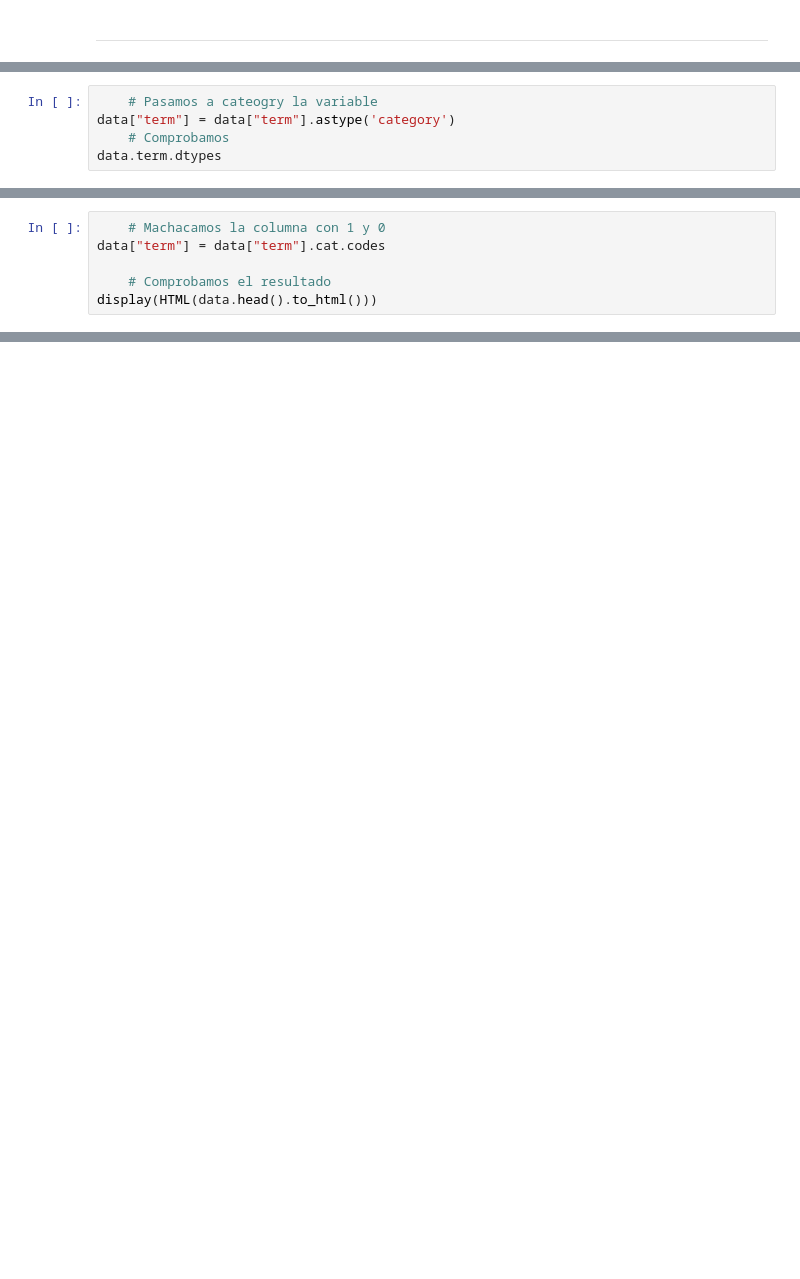
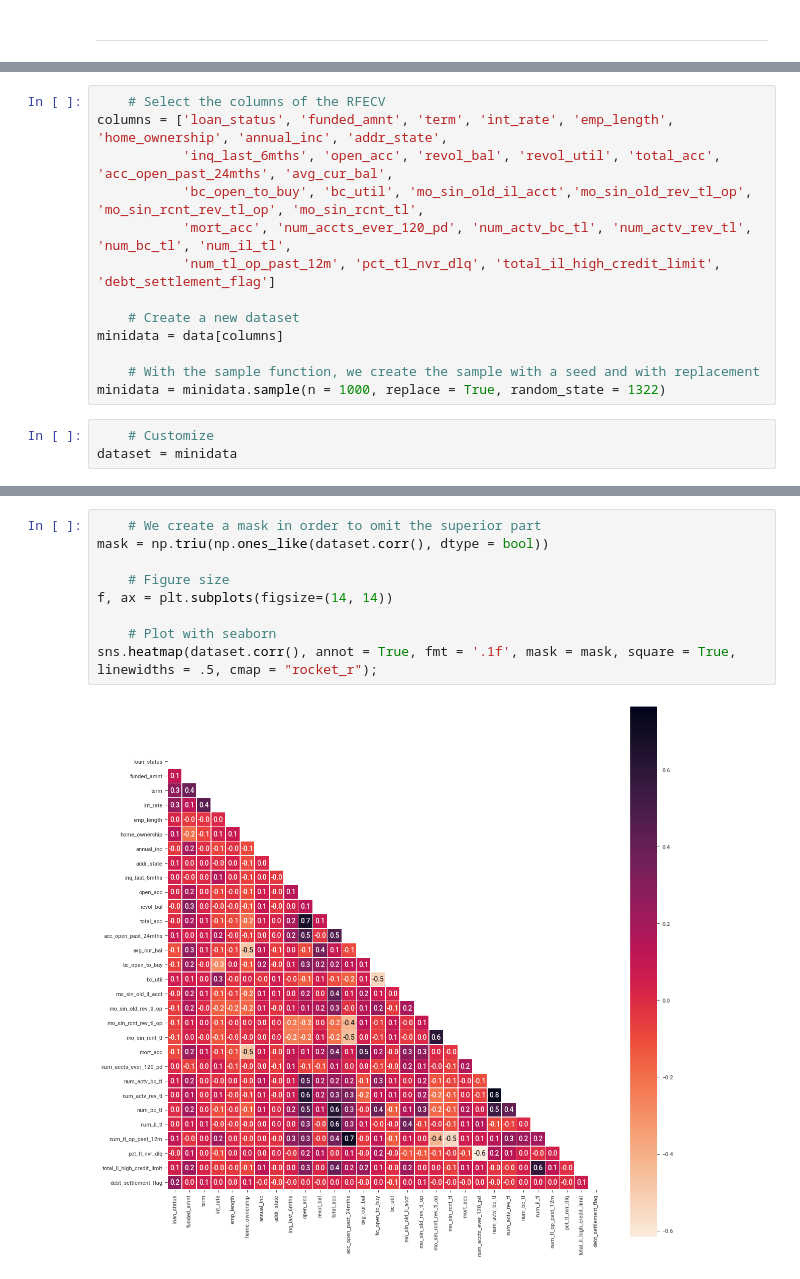
Before and after one commit to jlopezgaldon/lending_club, a Jupyter notebook: notebooks/01_EDA.ipynb, the cells around one changed output, grey strips where cells are left out. Drawn from its saved outputs; the diff is of its cells as text; blank space fills up the shorter version.

```diff
--- a/notebooks/01_EDA.ipynb
+++ b/notebooks/01_EDA.ipynb
@@ -302,5 +362,0 @@ display(HTML(data.head().to_html()))
-# %%
-    # Pasamos a cateogry la variable
-data["term"] = data["term"].astype('category')
-    # Comprobamos
-data.term.dtypes
@@ -309,6 +362,0 @@ CategoricalDtype(categories=[' 36 months', ' 60 months'], ordered=False)
-# %%
-    # Machacamos la columna con 1 y 0
-data["term"] = data["term"].cat.codes
-
-    # Comprobamos el resultado
-display(HTML(data.head().to_html()))
@@ -323,0 +367,16 @@ display(HTML(data.head().to_html()))
+# %%
+    # Select the columns of the RFECV
+columns = ['loan_status', 'funded_amnt', 'term', 'int_rate', 'emp_length', 'home_ownership', 'annual_inc', 'addr_state',
+           'inq_last_6mths', 'open_acc', 'revol_bal', 'revol_util', 'total_acc', 'acc_open_past_24mths', 'avg_cur_bal',
+           'bc_open_to_buy', 'bc_util', 'mo_sin_old_il_acct','mo_sin_old_rev_tl_op', 'mo_sin_rcnt_rev_tl_op', 'mo_sin_rcnt_tl',
+           'mort_acc', 'num_accts_ever_120_pd', 'num_actv_bc_tl', 'num_actv_rev_tl', 'num_bc_tl', 'num_il_tl',
+           'num_tl_op_past_12m', 'pct_tl_nvr_dlq', 'total_il_high_credit_limit', 'debt_settlement_flag']
+
+    # Create a new dataset
+minidata = data[columns]
+
+    # With the sample function, we create the sample with a seed and with replacement
+minidata = minidata.sample(n = 1000, replace = True, random_state = 1322)
+# %%
+    # Customize
+dataset = minidata
@@ -323,0 +425,11 @@ display(HTML(data.head().to_html()))
+# %%
+    # We create a mask in order to omit the superior part
+mask = np.triu(np.ones_like(dataset.corr(), dtype = bool))
+
+    # Figure size
+f, ax = plt.subplots(figsize=(14, 14))
+
+    # Plot with seaborn
+sns.heatmap(dataset.corr(), annot = True, fmt = '.1f', mask = mask, square = True, linewidths = .5, cmap = "rocket_r");
+# %% [output]
+[figure, added]
```
Also changed, not shown: parts of 74 cells of this notebook.
